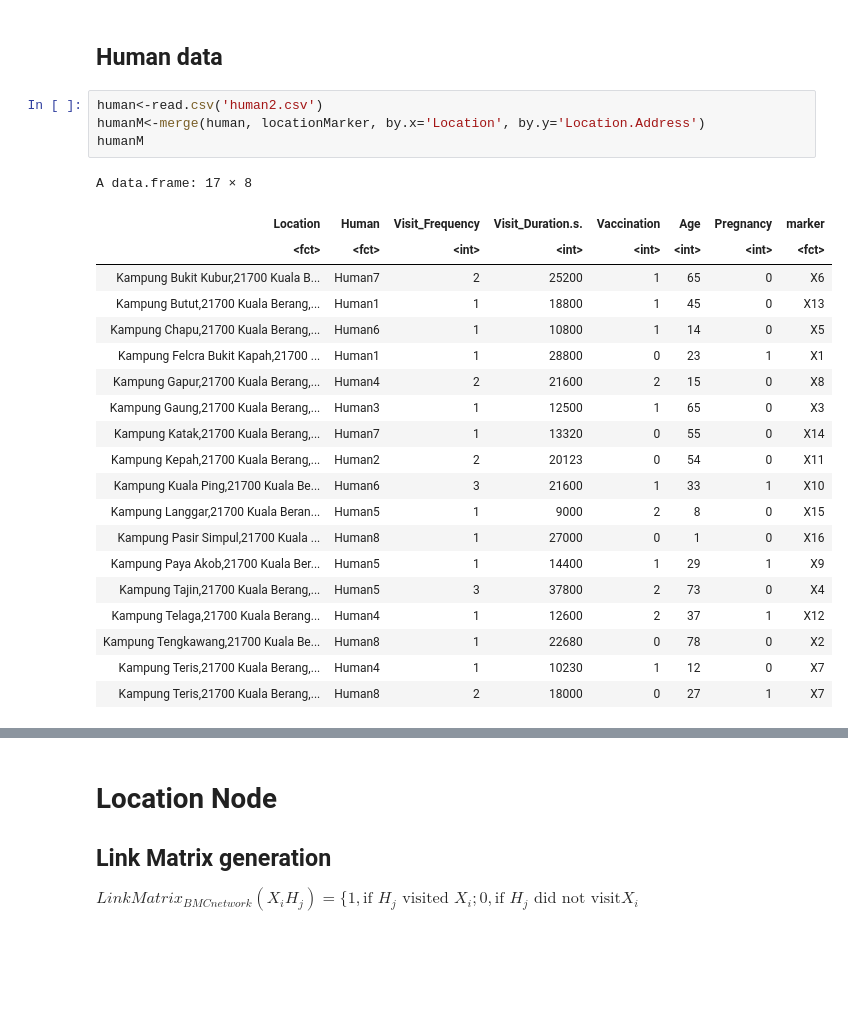
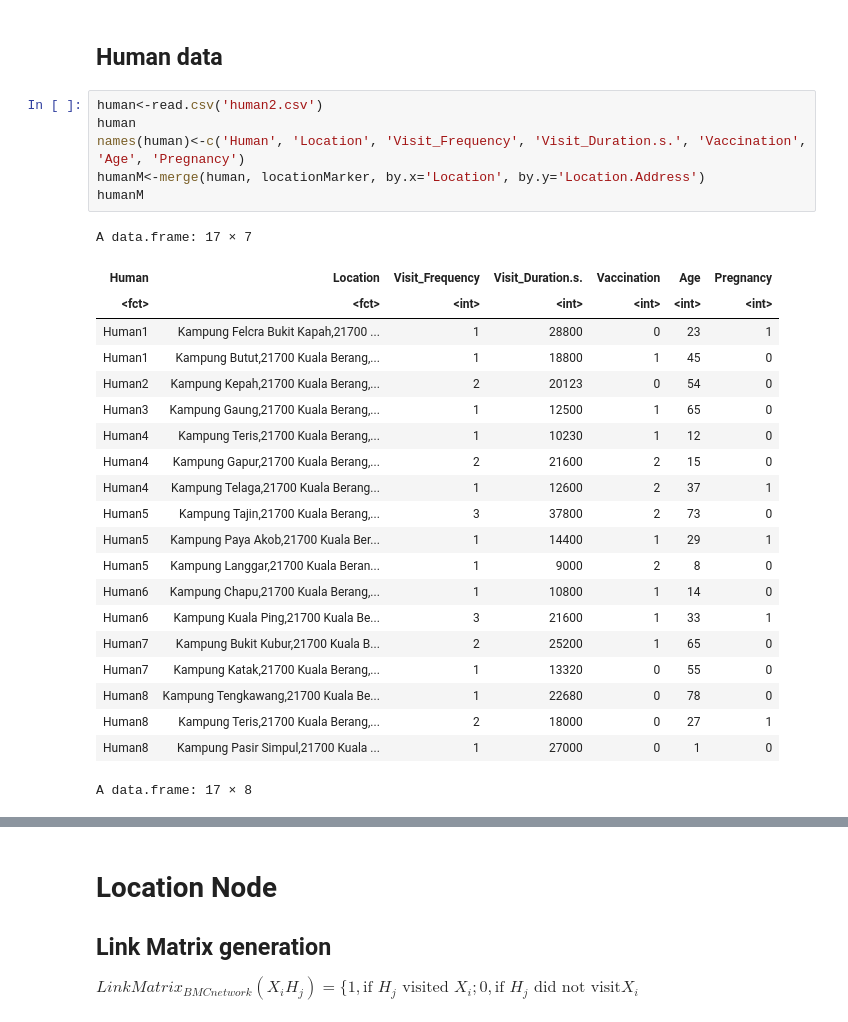
Before and after one commit to ludwigHoon/BPTNW, a Jupyter notebook: Bipartite Network Modelling for Measles Hotspot Detection.ipynb, the cells around one changed output, grey strips where cells are left out. Saved outputs shown, nothing was run; the diff lists cells and outputs as text; blank space fills up the shorter version.

```diff
--- a/Bipartite Network Modelling for Measles Hotspot Detection.ipynb
+++ b/Bipartite Network Modelling for Measles Hotspot Detection.ipynb
@@ -127,26 +138,29 @@ A data.frame: 5 × 5
 ## Human data
 # %%
 human<-read.csv('human2.csv')
+human
+names(human)<-c('Human', 'Location', 'Visit_Frequency', 'Visit_Duration.s.', 'Vaccination', 'Age', 'Pregnancy')
 humanM<-merge(human, locationMarker, by.x='Location', by.y='Location.Address')
 humanM
 # %% [output]
-A data.frame: 17 × 8
+A data.frame: 17 × 7
-| Location | Human | Visit_Frequency | Visit_Duration.s. | Vaccination | Age | Pregnancy | marker |
-| <fct> | <fct> | <int> | <int> | <int> | <int> | <int> | <fct> |
-| Kampung Bukit Kubur,21700 Kuala B... | Human7 | 2 | 25200 | 1 | 65 | 0 | X6 |
-| Kampung Butut,21700 Kuala Berang,... | Human1 | 1 | 18800 | 1 | 45 | 0 | X13 |
-| Kampung Chapu,21700 Kuala Berang,... | Human6 | 1 | 10800 | 1 | 14 | 0 | X5 |
-| Kampung Felcra Bukit Kapah,21700 ... | Human1 | 1 | 28800 | 0 | 23 | 1 | X1 |
-| Kampung Gapur,21700 Kuala Berang,... | Human4 | 2 | 21600 | 2 | 15 | 0 | X8 |
-| Kampung Gaung,21700 Kuala Berang,... | Human3 | 1 | 12500 | 1 | 65 | 0 | X3 |
-| Kampung Katak,21700 Kuala Berang,... | Human7 | 1 | 13320 | 0 | 55 | 0 | X14 |
-| Kampung Kepah,21700 Kuala Berang,... | Human2 | 2 | 20123 | 0 | 54 | 0 | X11 |
-| Kampung Kuala Ping,21700 Kuala Be... | Human6 | 3 | 21600 | 1 | 33 | 1 | X10 |
-| Kampung Langgar,21700 Kuala Beran... | Human5 | 1 | 9000 | 2 | 8 | 0 | X15 |
-| Kampung Pasir Simpul,21700 Kuala ... | Human8 | 1 | 27000 | 0 | 1 | 0 | X16 |
-| Kampung Paya Akob,21700 Kuala Ber... | Human5 | 1 | 14400 | 1 | 29 | 1 | X9 |
-| Kampung Tajin,21700 Kuala Berang,... | Human5 | 3 | 37800 | 2 | 73 | 0 | X4 |
-| Kampung Telaga,21700 Kuala Berang... | Human4 | 1 | 12600 | 2 | 37 | 1 | X12 |
-| Kampung Tengkawang,21700 Kuala Be... | Human8 | 1 | 22680 | 0 | 78 | 0 | X2 |
-| Kampung Teris,21700 Kuala Berang,... | Human4 | 1 | 10230 | 1 | 12 | 0 | X7 |
-| Kampung Teris,21700 Kuala Berang,... | Human8 | 2 | 18000 | 0 | 27 | 1 | X7 |
+| Human | Location | Visit_Frequency | Visit_Duration.s. | Vaccination | Age | Pregnancy |
+| <fct> | <fct> | <int> | <int> | <int> | <int> | <int> |
+| Human1 | Kampung Felcra Bukit Kapah,21700 ... | 1 | 28800 | 0 | 23 | 1 |
+| Human1 | Kampung Butut,21700 Kuala Berang,... | 1 | 18800 | 1 | 45 | 0 |
+| Human2 | Kampung Kepah,21700 Kuala Berang,... | 2 | 20123 | 0 | 54 | 0 |
+| Human3 | Kampung Gaung,21700 Kuala Berang,... | 1 | 12500 | 1 | 65 | 0 |
+| Human4 | Kampung Teris,21700 Kuala Berang,... | 1 | 10230 | 1 | 12 | 0 |
+| Human4 | Kampung Gapur,21700 Kuala Berang,... | 2 | 21600 | 2 | 15 | 0 |
+| Human4 | Kampung Telaga,21700 Kuala Berang... | 1 | 12600 | 2 | 37 | 1 |
+| Human5 | Kampung Tajin,21700 Kuala Berang,... | 3 | 37800 | 2 | 73 | 0 |
+| Human5 | Kampung Paya Akob,21700 Kuala Ber... | 1 | 14400 | 1 | 29 | 1 |
+| Human5 | Kampung Langgar,21700 Kuala Beran... | 1 | 9000 | 2 | 8 | 0 |
+| Human6 | Kampung Chapu,21700 Kuala Berang,... | 1 | 10800 | 1 | 14 | 0 |
+| Human6 | Kampung Kuala Ping,21700 Kuala Be... | 3 | 21600 | 1 | 33 | 1 |
+| Human7 | Kampung Bukit Kubur,21700 Kuala B... | 2 | 25200 | 1 | 65 | 0 |
+| Human7 | Kampung Katak,21700 Kuala Berang,... | 1 | 13320 | 0 | 55 | 0 |
+| Human8 | Kampung Tengkawang,21700 Kuala Be... | 1 | 22680 | 0 | 78 | 0 |
+| Human8 | Kampung Teris,21700 Kuala Berang,... | 2 | 18000 | 0 | 27 | 1 |
+| Human8 | Kampung Pasir Simpul,21700 Kuala ... | 1 | 27000 | 0 | 1 | 0 |
+A data.frame: 17 × 8
```
Also changed, not shown: parts of 16 cells of this notebook, 2 other files.
